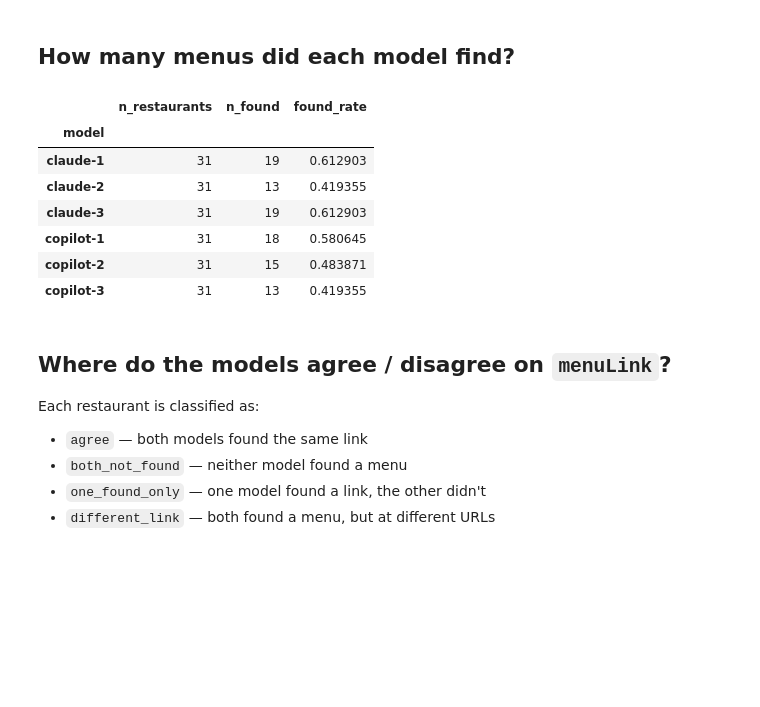
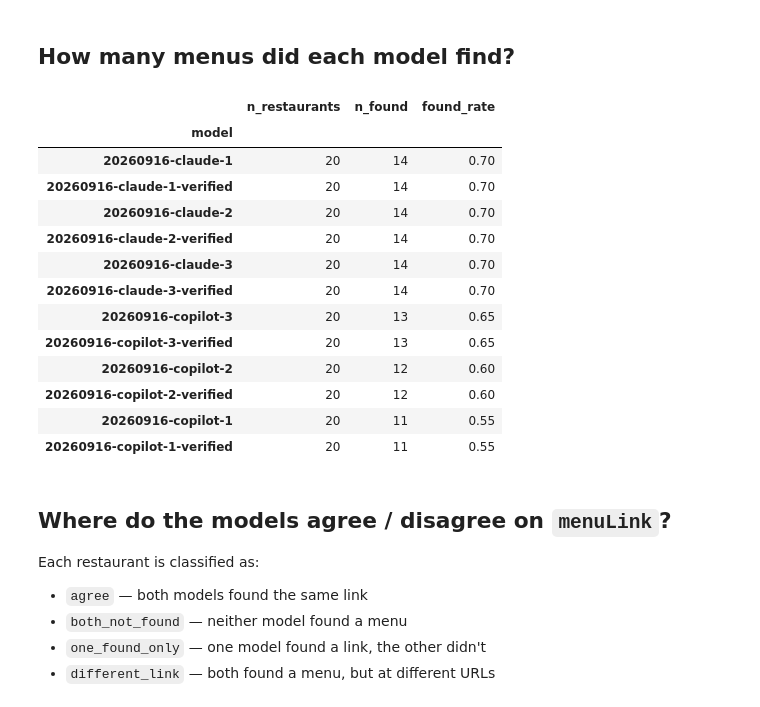
Before and after one commit to rakulmaria/foodscraps, a Jupyter notebook: src/notebooks/manual_comparer.ipynb, the cells around one changed output. Drawn from its saved outputs; the diff is of its cells as text; code cells hidden in the pictures; blank space fills up the shorter version.

```diff
--- a/src/notebooks/manual_comparer.ipynb
+++ b/src/notebooks/manual_comparer.ipynb
@@ -11,10 +15,10 @@ from foodscraper.config import DATA_DIR
 # %%
-manual_tries_dir = DATA_DIR / "manual_tries"
+manual_tries_dir = DATA_DIR / "manual_tries_20_only"
 files = sorted(manual_tries_dir.glob("*.json"))
 
 dfs = []
 for f in files:
-    model = f.stem.split("-", 1)[1]
+    model = f.stem
     records = json.loads(f.read_text())
     d = pd.DataFrame(records)
     d["model"] = model
@@ -23,5 +27,5 @@ for f in files:
 df = pd.concat(dfs, ignore_index=True)
 models = sorted(df["model"].unique())
 print(f"models: {models}")
-df.head()
+df.head(10)
 # %% [output]
@@ -37,19 +46,25 @@ models: ['claude-1', 'claude-2', 'claude-3', 'copilot-1', 'copilot-2', 'copilot-
 # %%
 found_summary = (
     df.groupby("model")["hasFoundMenu"]
     .agg(n_restaurants="size", n_found="sum")
     .assign(found_rate=lambda d: d["n_found"] / d["n_restaurants"])
 )
-found_summary
+found_summary.sort_values("found_rate", ascending=False)
 # %% [output]
 |  | n_restaurants | n_found | found_rate |
 | model |  |  |  |
-| claude-1 | 31 | 19 | 0.612903 |
-| claude-2 | 31 | 13 | 0.419355 |
-| claude-3 | 31 | 19 | 0.612903 |
-| copilot-1 | 31 | 18 | 0.580645 |
-| copilot-2 | 31 | 15 | 0.483871 |
-| copilot-3 | 31 | 13 | 0.419355 |
+| 20260916-claude-1 | 20 | 14 | 0.70 |
+| 20260916-claude-1-verified | 20 | 14 | 0.70 |
+| 20260916-claude-2 | 20 | 14 | 0.70 |
+| 20260916-claude-2-verified | 20 | 14 | 0.70 |
+| 20260916-claude-3 | 20 | 14 | 0.70 |
+| 20260916-claude-3-verified | 20 | 14 | 0.70 |
+| 20260916-copilot-3 | 20 | 13 | 0.65 |
+| 20260916-copilot-3-verified | 20 | 13 | 0.65 |
+| 20260916-copilot-2 | 20 | 12 | 0.60 |
+| 20260916-copilot-2-verified | 20 | 12 | 0.60 |
+| 20260916-copilot-1 | 20 | 11 | 0.55 |
+| 20260916-copilot-1-verified | 20 | 11 | 0.55 |
 # %% [markdown]
 ## Where do the models agree / disagree on `menuLink`?
 
```
Also changed, not shown: parts of 19 cells of this notebook, 5 other files.
